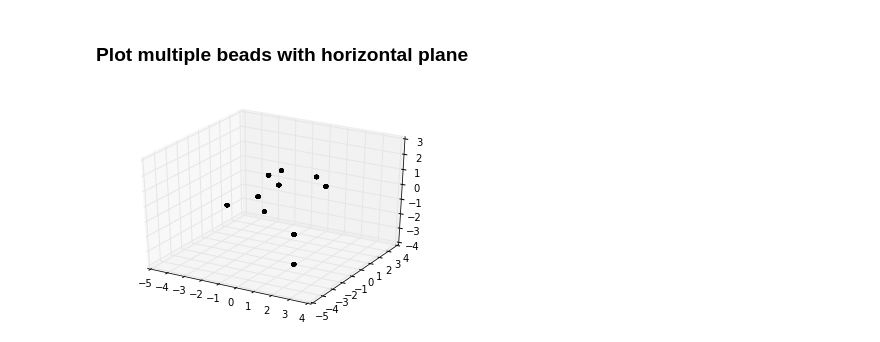
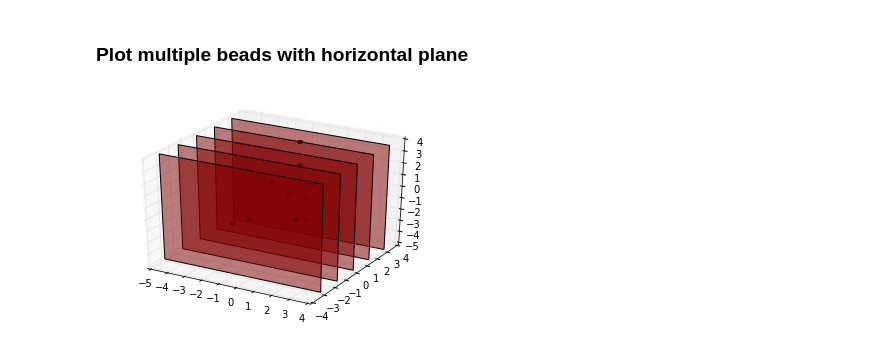
Before and after one commit to lhogstrom/ThornsInRoses, a Jupyter notebook: SPIM_simulation/SPIM_bead_simulation.ipynb, the cells around one changed output. Drawn from its saved outputs; the diff is of its cells as text; code cells hidden in the pictures.

Commit message:
sphere plot update

```diff
--- a/SPIM_simulation/SPIM_bead_simulation.ipynb
+++ b/SPIM_simulation/SPIM_bead_simulation.ipynb
@@ -34,7 +35,7 @@ def addBead(r,xf,yf,zf):
     z = r * np.outer(np.ones(np.size(u)), np.cos(v)) +zf
     return x, y, z
 # %%
-def make_plane(xoff,yoff,zoff,normal,grid_range):
+def make_plane(xoff,yoff,zoff,normal,grid_range,ref_plane='z'):
     '''
     xoff - x offset
     yoff - y offset
@@ -46,10 +47,21 @@ def make_plane(xoff,yoff,zoff,normal,grid_range):
     # [a,b,c] is the normal. Thus, we have to calculate
     # d and we're set
     d = -point.dot(normal)
-    # create x,y
-    xx, yy = np.meshgrid(grid_range, grid_range)
-    # calculate corresponding z
-    z2 = (-normal[0]*xx - normal[1]*yy - d) * 1. /normal[2] # convert to real
+    ### x_ref
+    if ref_plane =='x':
+        # xy are the base grid
+        z2, yy = np.meshgrid(grid_range, grid_range)
+        xx = (-normal[2]*z2 - normal[1]*yy - d) * 1. /normal[0] # convert to real
+    ### y_ref
+    if ref_plane =='y':
+        # xz are the base grid
+        xx, z2 = np.meshgrid(grid_range, grid_range)
+        yy = (-normal[0]*xx - normal[2]*z2 - d) * 1. /normal[1] # convert to real
+    ### z_ref
+    if ref_plane =='z':
+        # xy are the base grid
+        xx, yy = np.meshgrid(grid_range, grid_range)
+        z2 = (-normal[0]*xx - normal[1]*yy - d) * 1. /normal[2] # convert to real
     #apply offset
     xx = xx + xoff
     yy = yy + yoff
@@ -60,21 +72,30 @@ def make_plane(xoff,yoff,zoff,normal,grid_range):
 # %%
 beadSize = .1
 nBeads = 10
 fig = plt.figure()
 ax = fig.add_subplot(111, projection='3d')
 # add multiple beads
 for i in range(nBeads):
     irand = np.random.random_integers(-3,3,size=3)
     x,y,z = addBead(beadSize, irand[0], irand[1], irand[2])
     ax.plot_surface(x, y, z,  rstride=4, cstride=4, color='b')
 
 grid_range = np.arange(-5,5)
-#for j in [-3,-1.5,0,1.5,3]:
-for j in [0]:
-    normal = np.array([1, 1, 0])
-    xx, yy, z2 = make_plane(0,0,j,normal,grid_range)
-    ax.plot_surface(xx, yy, z2,color='r',alpha=0.5)
-
+for j in [-3,-1.5,0,1.5,3]:
+#for j in [0]:
+    ### horizontal
+    #normal = np.array([0, 0, 1])
+    #xx, yy, z2 = make_plane(0,0,j,normal,grid_range,ref_plane='z')
+    ### orthogonal to x
+    #normal = np.array([1, 0, 0])
+    #xx, yy, z2 = make_plane(j,0,0,normal,grid_range,ref_plane='x')
+    ### orthogonal to y
+    normal = np.array([0, 1, 0])
+    xx, yy, z2 = make_plane(0,j,0,normal,grid_range,ref_plane='y')
+    ### orthogonal to (1,1,0)
+    #normal = np.array([1, 1, 0])
+    #xx, yy, z2 = make_plane(0,j,0,normal,grid_range,ref_plane='y')
+    ax.plot_surface(xx, yy, z2, color='r',alpha=0.5)
 show()
 # %% [output]
-[figure, old version]
+[figure, new version]
```
Also changed, not shown: parts of 13 cells of this notebook.
